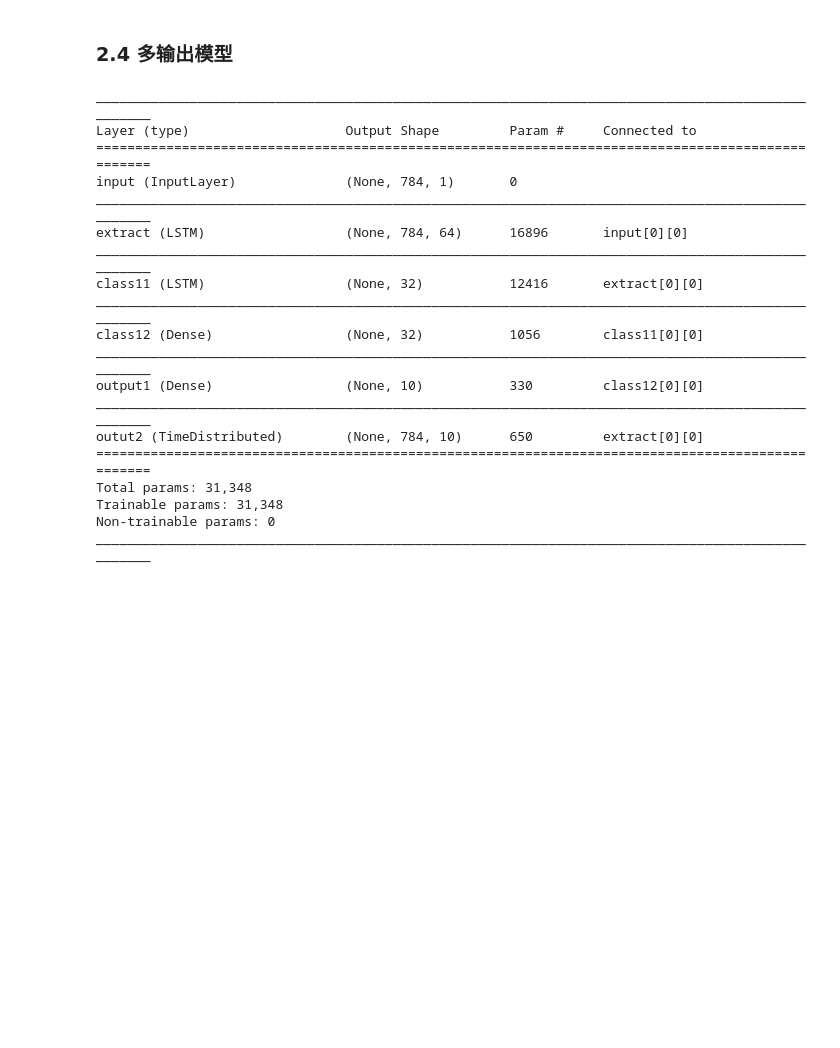
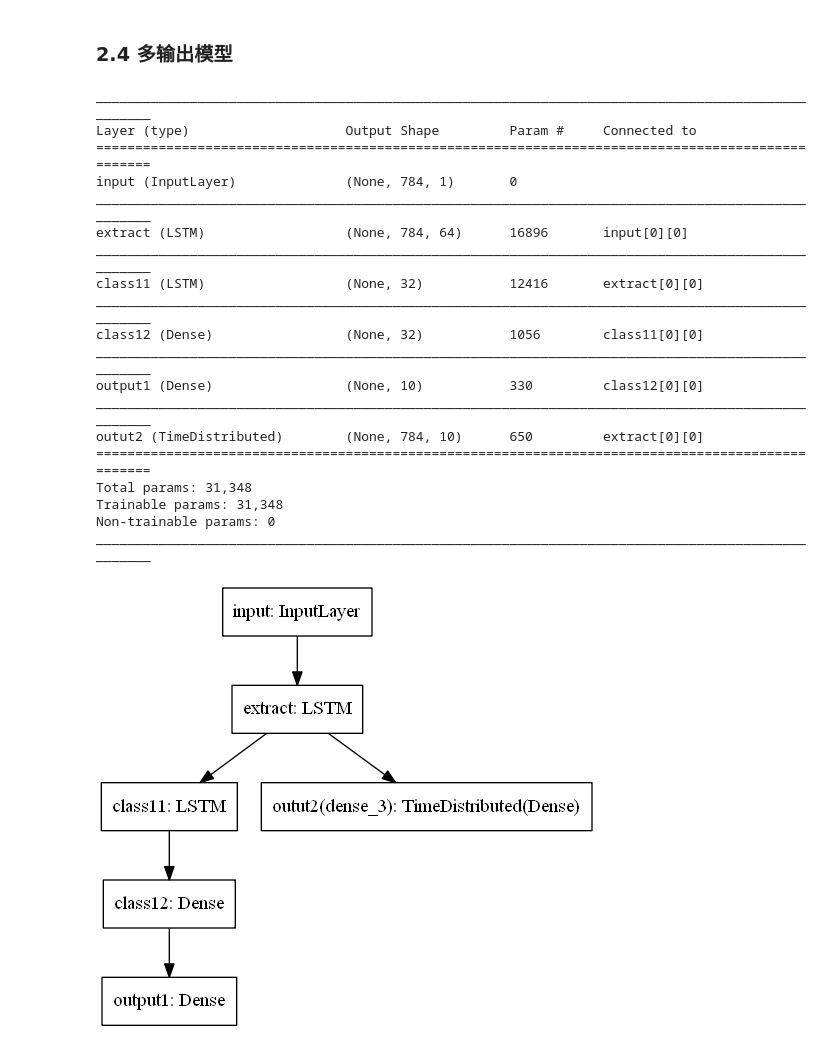
Before and after one commit to yunjieyin/keras-learning-API, a Jupyter notebook: API-summary/1-CNN-model.ipynb, the cells around one changed output. Drawn from its saved outputs; the diff is of its cells as text; code cells hidden in the pictures; blank space fills up the shorter version.

Commit message:
API-summary: CNN model

```diff
--- a/API-summary/1-CNN-model.ipynb
+++ b/API-summary/1-CNN-model.ipynb
@@ -253,6 +253,7 @@ from keras.layers import Input, Dense
 from keras.layers.recurrent import LSTM
 from keras.layers.wrappers import TimeDistributed
 from keras.utils import plot_model
+from IPython.display import Image
 
 # 输入层
 mnist_input = Input(shape=(784, 1), name='input')
@@ -265,32 +266,33 @@ class11 = LSTM(32, name='class11')(extract)
 class12 = Dense(32, activation='relu', name='class12')(class11)
 output1 = Dense(10, activation='softmax', name='output1')(class12)
 
 # 输出2： 序列输出
 output2 = TimeDistributed(Dense(10, activation='softmax'), name='outut2')(extract)
 
 # 组合网络
 model = Model(inputs=mnist_input, outputs=[output1, output2])
 
 model.summary()
-#plot_model(model, to_file='multi_output_model.png')
-#Image('multi_output_model.png')
+plot_model(model, to_file='multi_output_model.png')
+Image('multi_output_model.png')
 # %% [output]
 __________________________________________________________________________________________________
 Layer (type)                    Output Shape         Param #     Connected to
 ==================================================================================================
 input (InputLayer)              (None, 784, 1)       0
 __________________________________________________________________________________________________
 extract (LSTM)                  (None, 784, 64)      16896       input[0][0]
 __________________________________________________________________________________________________
 class11 (LSTM)                  (None, 32)           12416       extract[0][0]
 __________________________________________________________________________________________________
 class12 (Dense)                 (None, 32)           1056        class11[0][0]
 __________________________________________________________________________________________________
 output1 (Dense)                 (None, 10)           330         class12[0][0]
 __________________________________________________________________________________________________
 outut2 (TimeDistributed)        (None, 784, 10)      650         extract[0][0]
 ==================================================================================================
 Total params: 31,348
 Trainable params: 31,348
 Non-trainable params: 0
 __________________________________________________________________________________________________
+[figure, added]
```
